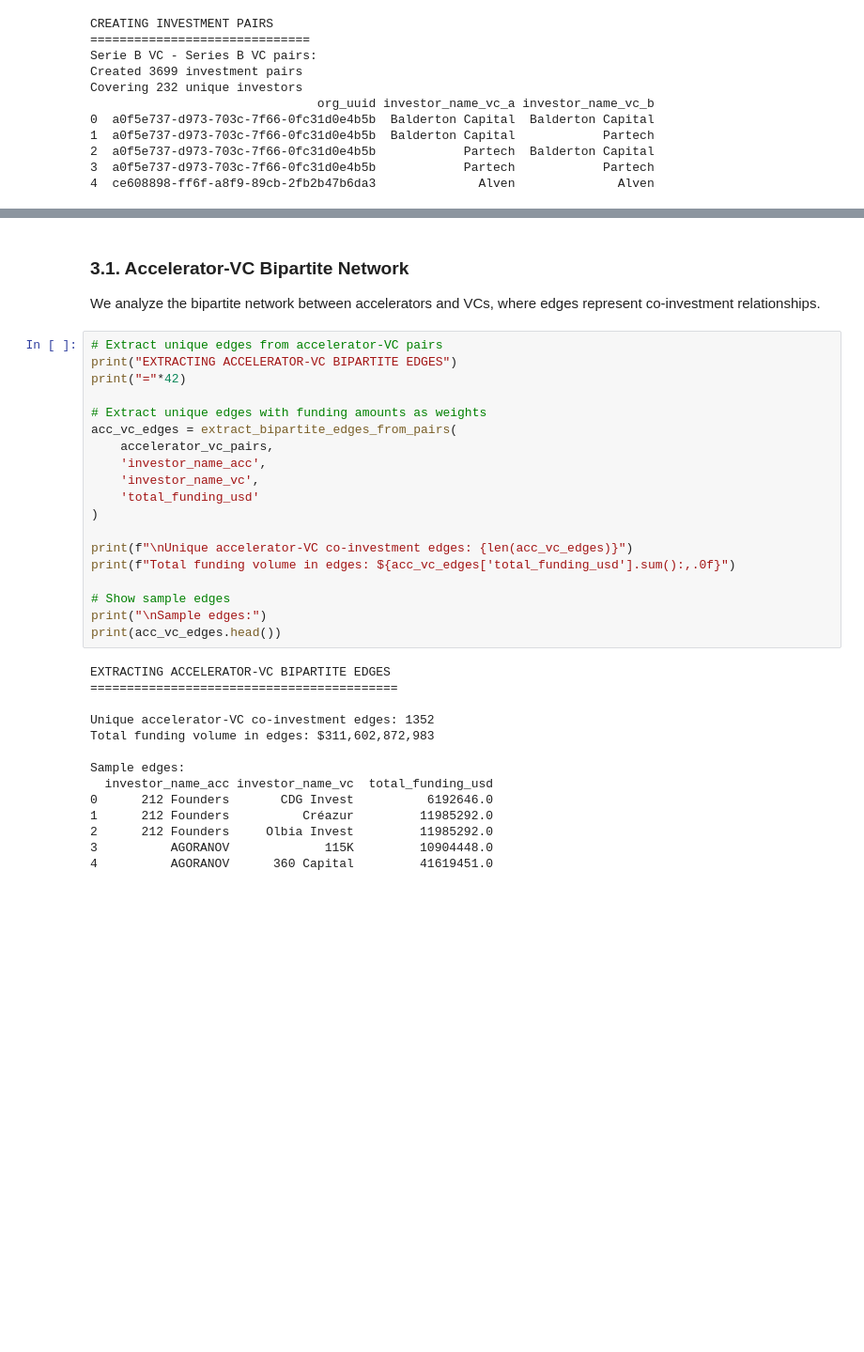
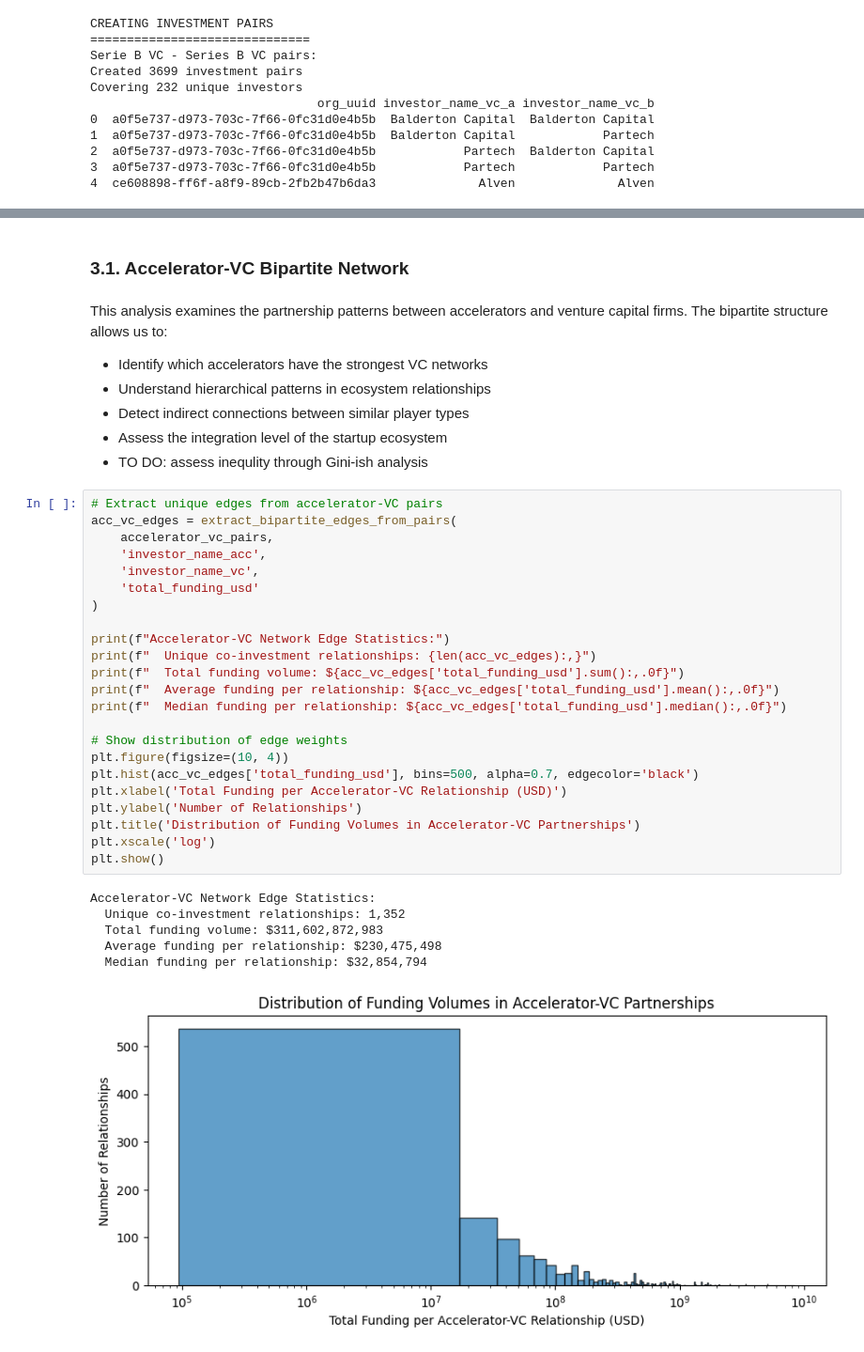
Before and after one commit to joaomelga/innovation-networks-exploration, a Jupyter notebook: tests.ipynb, the cells around one changed output, grey strips where cells are left out. Shown at 94% size. Cells and saved outputs as stored; diff of their text form; blank space fills up the shorter version.

Commit message:
enhance network properties analsys

```diff
--- a/tests.ipynb
+++ b/tests.ipynb
@@ -678,37 +666,40 @@ Overlap rate (accelerated -> VC): 84.3%
+# %% [markdown]
+### 3.1. Accelerator-VC Bipartite Network
 # %% [markdown]
-### 3.1. Accelerator-VC Bipartite Network
+This analysis examines the partnership patterns between accelerators and venture capital firms. The bipartite structure allows us to:
 
-We analyze the bipartite network between accelerators and VCs, where edges represent co-investment relationships.
+- Identify which accelerators have the strongest VC networks
+- Understand hierarchical patterns in ecosystem relationships
+- Detect indirect connections between similar player types
+- Assess the integration level of the startup ecosystem
+- TO DO: assess inequlity through Gini-ish analysis
 # %%
 # Extract unique edges from accelerator-VC pairs
-print("EXTRACTING ACCELERATOR-VC BIPARTITE EDGES")
-print("="*42)
-
-# Extract unique edges with funding amounts as weights
 acc_vc_edges = extract_bipartite_edges_from_pairs(
     accelerator_vc_pairs,
     'investor_name_acc',
     'investor_name_vc',
     'total_funding_usd'
 )
 
-print(f"\nUnique accelerator-VC co-investment edges: {len(acc_vc_edges)}")
-print(f"Total funding volume in edges: ${acc_vc_edges['total_funding_usd'].sum():,.0f}")
+print(f"Accelerator-VC Network Edge Statistics:")
+print(f"  Unique co-investment relationships: {len(acc_vc_edges):,}")
+print(f"  Total funding volume: ${acc_vc_edges['total_funding_usd'].sum():,.0f}")
+print(f"  Average funding per relationship: ${acc_vc_edges['total_funding_usd'].mean():,.0f}")
+print(f"  Median funding per relationship: ${acc_vc_edges['total_funding_usd'].median():,.0f}")
 
-# Show sample edges
-print("\nSample edges:")
-print(acc_vc_edges.head())
+# Show distribution of edge weights
+plt.figure(figsize=(10, 4))
+plt.hist(acc_vc_edges['total_funding_usd'], bins=500, alpha=0.7, edgecolor='black')
+plt.xlabel('Total Funding per Accelerator-VC Relationship (USD)')
+plt.ylabel('Number of Relationships')
+plt.title('Distribution of Funding Volumes in Accelerator-VC Partnerships')
+plt.xscale('log')
+plt.show()
 # %% [output]
-EXTRACTING ACCELERATOR-VC BIPARTITE EDGES
-==========================================
-
-Unique accelerator-VC co-investment edges: 1352
-Total funding volume in edges: $311,602,872,983
-
-Sample edges:
-  investor_name_acc investor_name_vc  total_funding_usd
-0      212 Founders       CDG Invest          6192646.0
-1      212 Founders          Créazur         11985292.0
-2      212 Founders     Olbia Invest         11985292.0
-3          AGORANOV             115K         10904448.0
-4          AGORANOV      360 Capital         41619451.0
+Accelerator-VC Network Edge Statistics:
+  Unique co-investment relationships: 1,352
+  Total funding volume: $311,602,872,983
+  Average funding per relationship: $230,475,498
+  Median funding per relationship: $32,854,794
+[figure, added]
```
Also changed, not shown: parts of 49 cells of this notebook.
